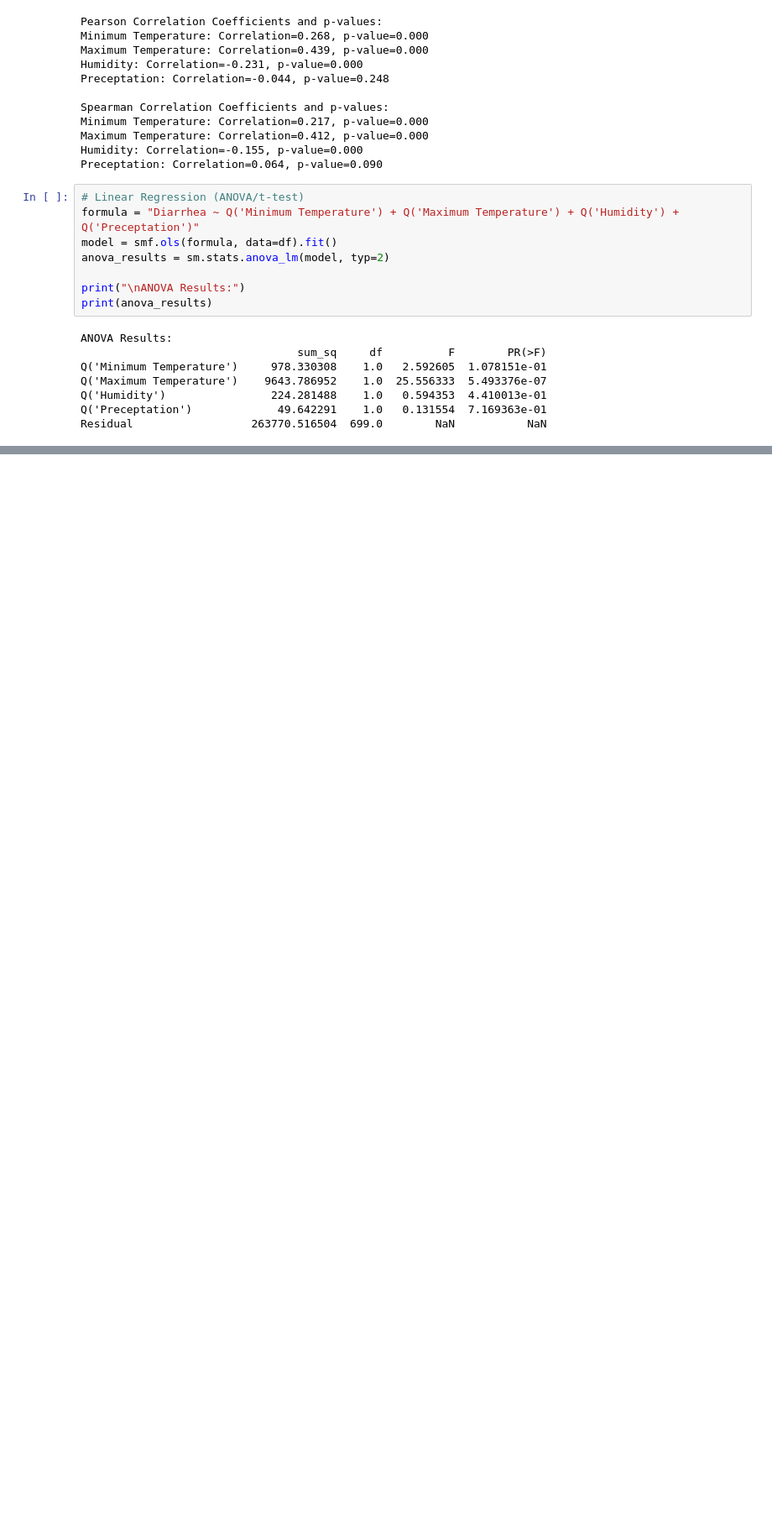
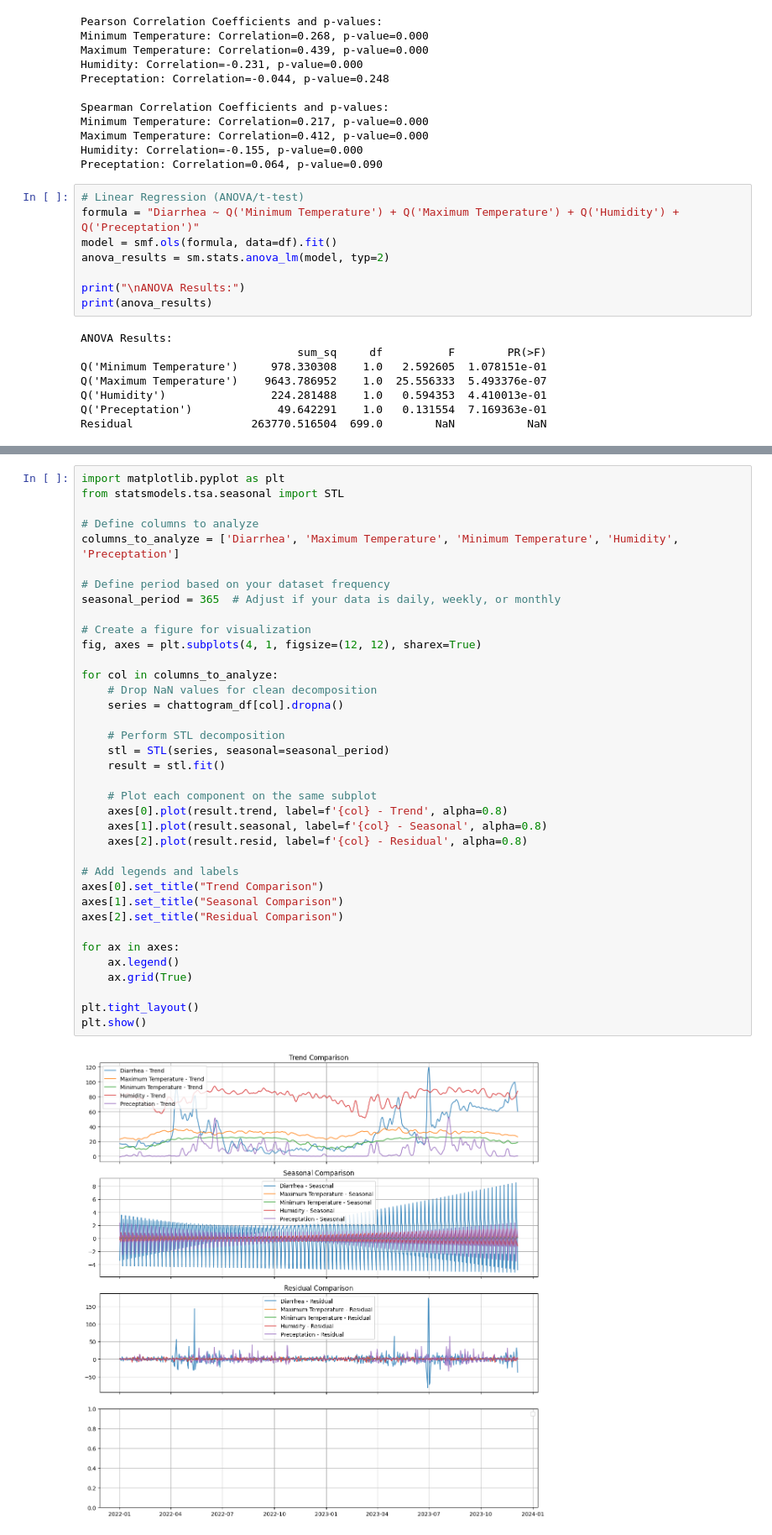
Before and after one commit to DryBoss/diarrhea-prediction-model, a Jupyter notebook: diarrhea_prediction_model.ipynb, the cells around one changed output, grey strips where cells are left out. Shown at 84% size. Cells and saved outputs as stored; diff of their text form; blank space fills up the shorter version.

```diff
--- a/diarrhea_prediction_model.ipynb
+++ b/diarrhea_prediction_model.ipynb
@@ -75,0 +139,39 @@ Residual                  263770.516504  699.0        NaN           NaN
+# %%
+import matplotlib.pyplot as plt
+from statsmodels.tsa.seasonal import STL
+
+# Define columns to analyze
+columns_to_analyze = ['Diarrhea', 'Maximum Temperature', 'Minimum Temperature', 'Humidity', 'Preceptation']
+
+# Define period based on your dataset frequency
+seasonal_period = 365  # Adjust if your data is daily, weekly, or monthly
+
+# Create a figure for visualization
+fig, axes = plt.subplots(4, 1, figsize=(12, 12), sharex=True)
+
+for col in columns_to_analyze:
+    # Drop NaN values for clean decomposition
+    series = chattogram_df[col].dropna()
+
+    # Perform STL decomposition
+    stl = STL(series, seasonal=seasonal_period)
+    result = stl.fit()
+
+    # Plot each component on the same subplot
+    axes[0].plot(result.trend, label=f'{col} - Trend', alpha=0.8)
+    axes[1].plot(result.seasonal, label=f'{col} - Seasonal', alpha=0.8)
+    axes[2].plot(result.resid, label=f'{col} - Residual', alpha=0.8)
+
+# Add legends and labels
+axes[0].set_title("Trend Comparison")
+axes[1].set_title("Seasonal Comparison")
+axes[2].set_title("Residual Comparison")
+
+for ax in axes:
+    ax.legend()
+    ax.grid(True)
+
+plt.tight_layout()
+plt.show()
+# %% [output]
+[figure, added]
```
Also changed, not shown: parts of 4 cells of this notebook.
